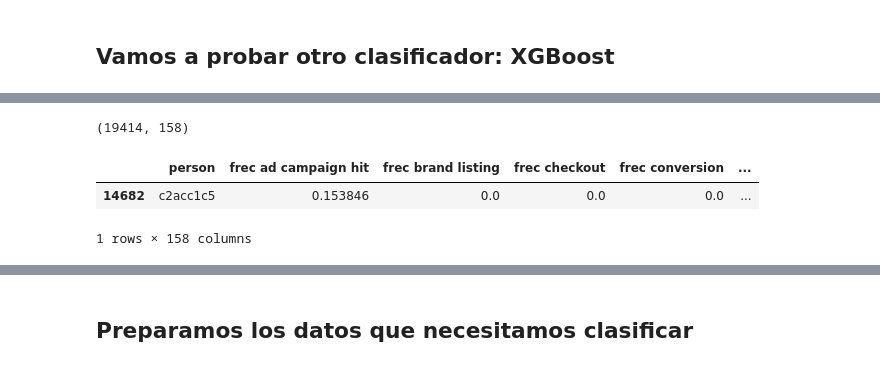
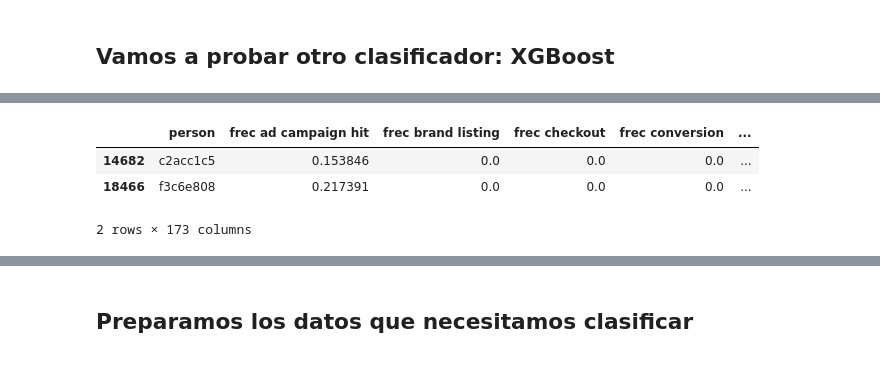
Before and after one commit to btusca/7506, a Jupyter notebook: TP2/Tp2.ipynb, the cells around one changed output, grey strips where cells are left out. Drawn from its saved outputs; the diff is of its cells as text; code cells hidden in the pictures.

```diff
--- a/TP2/Tp2.ipynb
+++ b/TP2/Tp2.ipynb
@@ -108,6 +123,17 @@ frecMarca.rename(lambda x: x if x == 'person' else 'frec ' + x, axis = 1, inplac
 totalMes = eventos.groupby('person')['month'].value_counts().unstack().reset_index()
 totalMes.rename({1:'total_enero',2:'total_febrero',3:'total_marzo',4:'total_abril',5:'total_mayo'},
                 inplace=True, axis=1)
+
+#features en base a la cantidad de eventos en períodos de aprox 10 días (principio, mitad y fin de mes)
+totalPrincipioMes = eventos.groupby('person')['principio_de_mes'].value_counts().unstack().reset_index().head().drop(0,axis=1)
+totalPrincipioMes.rename(lambda x: x if x == 'person' else 'total principio_de_mes ' + str(x), axis = 1, inplace=True)
+
+totalMitadMes = eventos.groupby('person')['mitad_de_mes'].value_counts().unstack().reset_index().head().drop(0,axis=1)
+totalMitadMes.rename(lambda x: x if x == 'person' else 'total mitad_de_mes ' + str(x), axis = 1, inplace=True)
+
+totalFinMes = eventos.groupby('person')['fin_de_mes'].value_counts().unstack().reset_index().head().drop(0,axis=1)
+totalFinMes.rename(lambda x: x if x == 'person' else 'total fin_de_mes ' + str(x), axis = 1, inplace=True)
+
 
 #features en base a la frecuencia relativa de los dispositivos desde los que se accede
 frecDispositivo = eventos.groupby('person')['device_type'].value_counts(normalize=True).unstack().reset_index()
@@ -339,12 +396,11 @@ AUC usando el modelo entrenado con set de entrenamiento completo 0.85 +/- 0.00
 # %%
 #Una de las particularidades de XGBoost es que es los primeros árboles generados suelen ser más importantes
 #Entonces, vamos a probar ordenando el set de entrenamiento
 X_y = features.merge(labels, on='person', how='inner')
 X_y.sort_values(by='label', ascending=False, inplace=True)
-print(X_y.shape)
-X_y.head(1)
+X_y.head(2)
 # %% [output]
+|  | person | frec ad campaign hit | frec brand listing | frec checkout | frec conversion | ... |
+| 14682 | c2acc1c5 | 0.153846 | 0.0 | 0.0 | 0.0 | ... |
+| 18466 | f3c6e808 | 0.217391 | 0.0 | 0.0 | 0.0 | ... |
-(19414, 158)
+2 rows × 173 columns
-|  | person | frec ad campaign hit | frec brand listing | frec checkout | frec conversion | ... |
-| 14682 | c2acc1c5 | 0.153846 | 0.0 | 0.0 | 0.0 | ... |
-1 rows × 158 columns
```
Also changed, not shown: parts of 30 cells of this notebook.
